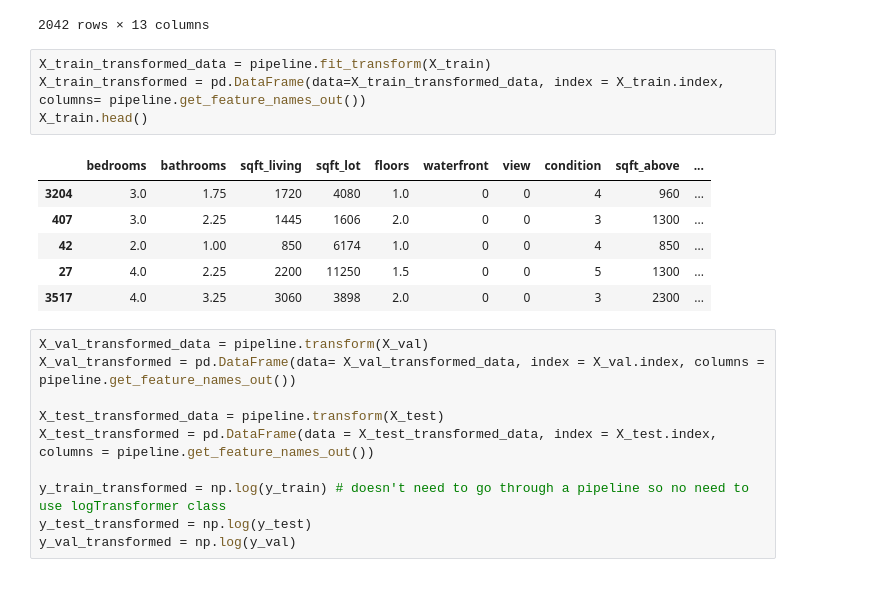
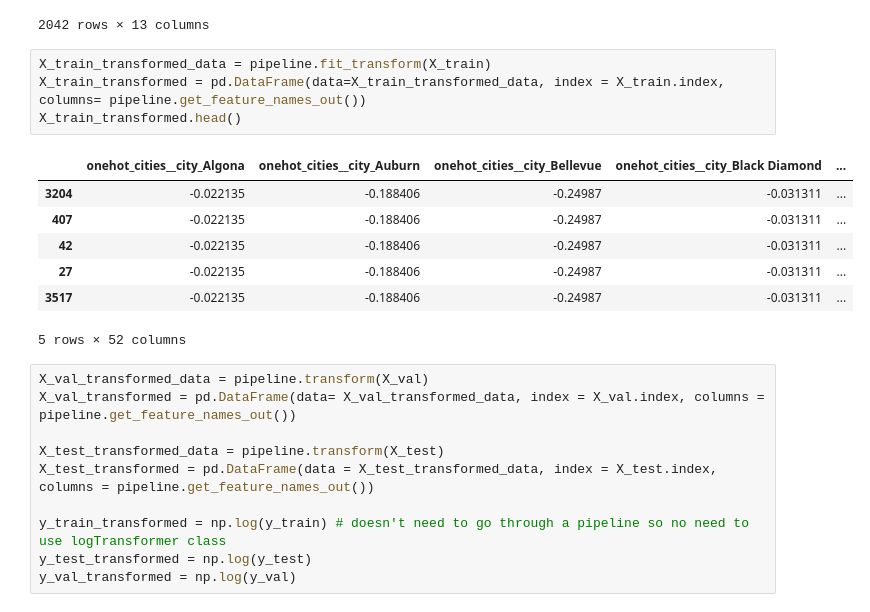
Before and after one commit to brandoncabrera707/housing_predictions, a Jupyter notebook: notebooks/2.0-bc-feature-engineering.ipynb, the cells around one changed output. Cells and saved outputs as stored; diff of their text form.

```diff
--- a/notebooks/2.0-bc-feature-engineering.ipynb
+++ b/notebooks/2.0-bc-feature-engineering.ipynb
@@ -49,14 +49,15 @@ X_train
 # %%
 X_train_transformed_data = pipeline.fit_transform(X_train)
 X_train_transformed = pd.DataFrame(data=X_train_transformed_data, index = X_train.index, columns= pipeline.get_feature_names_out())
-X_train.head()
+X_train_transformed.head()
 # %% [output]
-|  | bedrooms | bathrooms | sqft_living | sqft_lot | floors | waterfront | view | condition | sqft_above | ... |
-| 3204 | 3.0 | 1.75 | 1720 | 4080 | 1.0 | 0 | 0 | 4 | 960 | ... |
-| 407 | 3.0 | 2.25 | 1445 | 1606 | 2.0 | 0 | 0 | 3 | 1300 | ... |
-| 42 | 2.0 | 1.00 | 850 | 6174 | 1.0 | 0 | 0 | 4 | 850 | ... |
-| 27 | 4.0 | 2.25 | 2200 | 11250 | 1.5 | 0 | 0 | 5 | 1300 | ... |
-| 3517 | 4.0 | 3.25 | 3060 | 3898 | 2.0 | 0 | 0 | 3 | 2300 | ... |
+|  | onehot_cities__city_Algona | onehot_cities__city_Auburn | onehot_cities__city_Bellevue | onehot_cities__city_Black Diamond | ... |
+| 3204 | -0.022135 | -0.188406 | -0.24987 | -0.031311 | ... |
+| 407 | -0.022135 | -0.188406 | -0.24987 | -0.031311 | ... |
+| 42 | -0.022135 | -0.188406 | -0.24987 | -0.031311 | ... |
+| 27 | -0.022135 | -0.188406 | -0.24987 | -0.031311 | ... |
+| 3517 | -0.022135 | -0.188406 | -0.24987 | -0.031311 | ... |
+5 rows × 52 columns
 # %%
 X_val_transformed_data = pipeline.transform(X_val)
 X_val_transformed = pd.DataFrame(data= X_val_transformed_data, index = X_val.index, columns = pipeline.get_feature_names_out())
```
Also changed, not shown: 2 other files.
